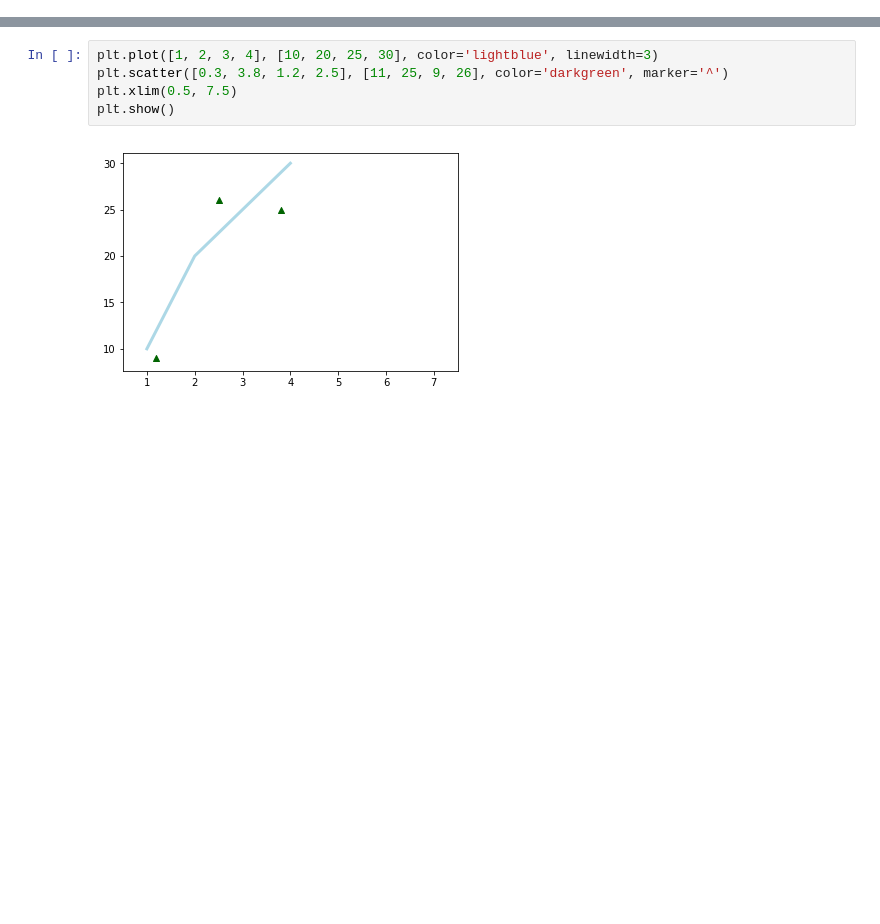
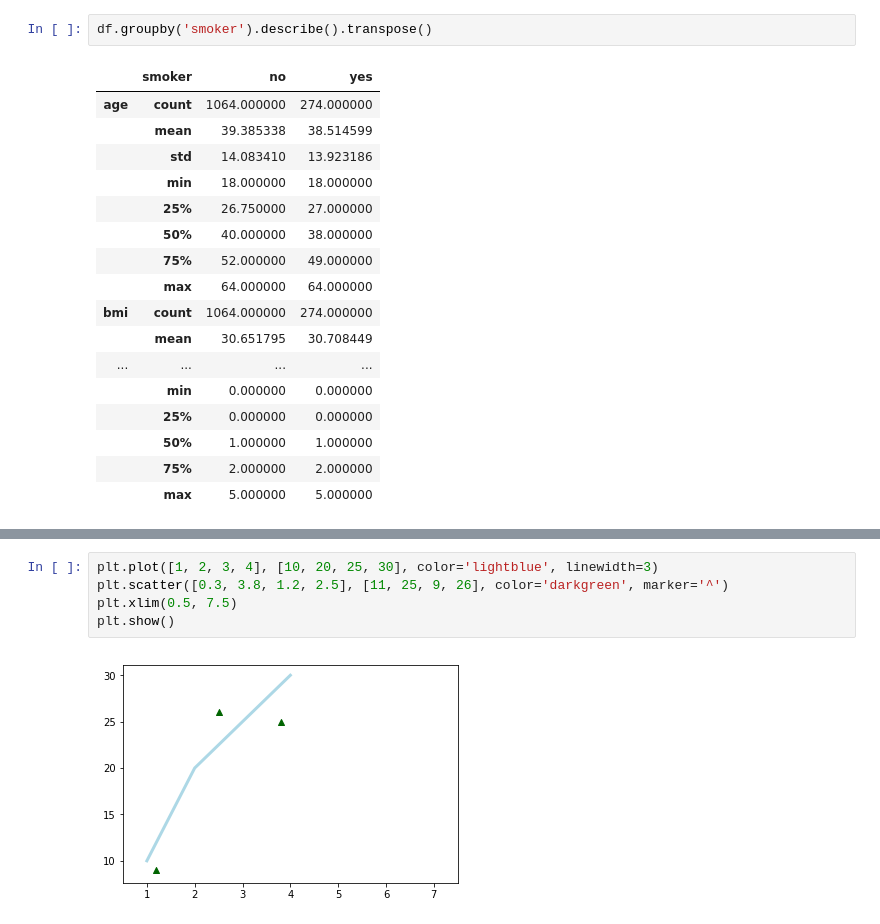
Before and after one commit to damndoline/hello-data, a Jupyter notebook: test_notebook.ipynb, the cells around one changed output, grey strips where cells are left out. Cells and saved outputs as stored; diff of their text form; blank space fills up the shorter version.

```diff
--- a/test_notebook.ipynb
+++ b/test_notebook.ipynb
@@ -6,0 +63,20 @@ import matplotlib.pyplot as plt
+# %%
+df.groupby('smoker').describe().transpose()
+# %% [output]
+|  | smoker | no | yes |
+| age | count | 1064.000000 | 274.000000 |
+|  | mean | 39.385338 | 38.514599 |
+|  | std | 14.083410 | 13.923186 |
+|  | min | 18.000000 | 18.000000 |
+|  | 25% | 26.750000 | 27.000000 |
+|  | 50% | 40.000000 | 38.000000 |
+|  | 75% | 52.000000 | 49.000000 |
+|  | max | 64.000000 | 64.000000 |
+| bmi | count | 1064.000000 | 274.000000 |
+|  | mean | 30.651795 | 30.708449 |
+| ... | ... | ... | ... |
+|  | min | 0.000000 | 0.000000 |
+|  | 25% | 0.000000 | 0.000000 |
+|  | 50% | 1.000000 | 1.000000 |
+|  | 75% | 2.000000 | 2.000000 |
+|  | max | 5.000000 | 5.000000 |
```
Also changed, not shown: parts of 16 cells of this notebook.
